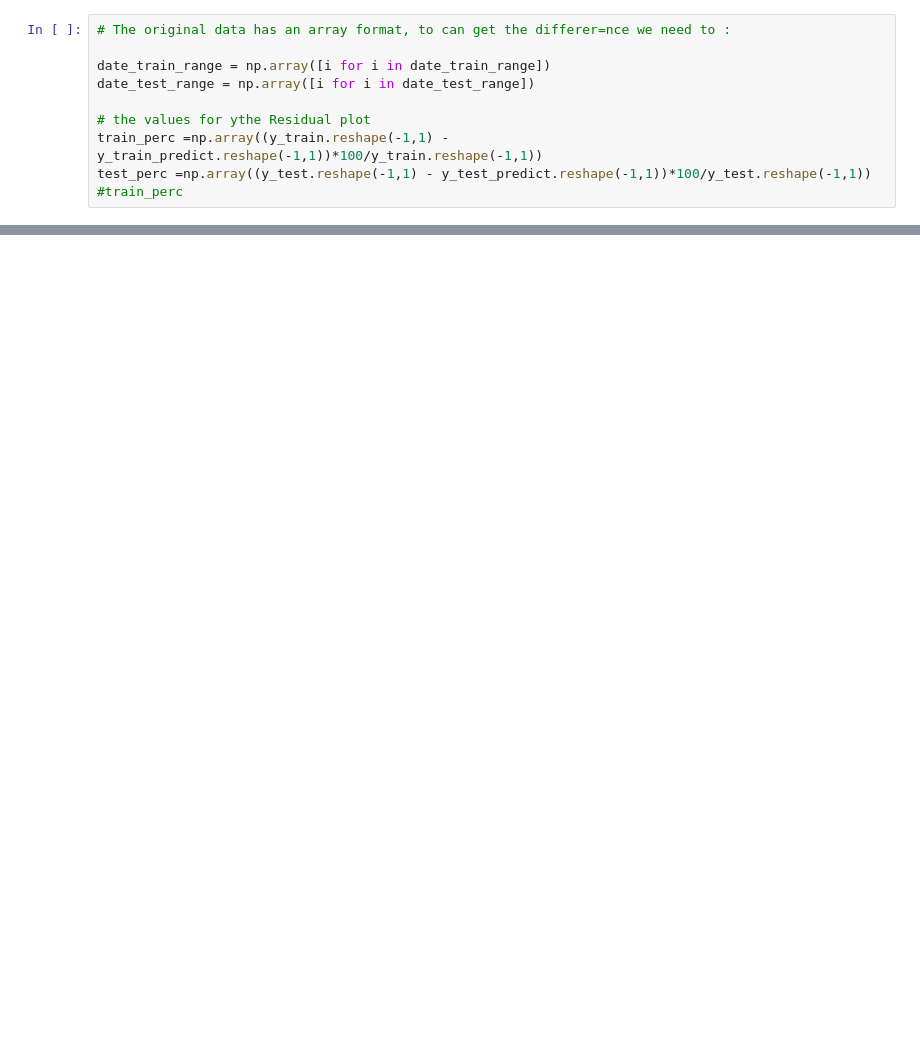
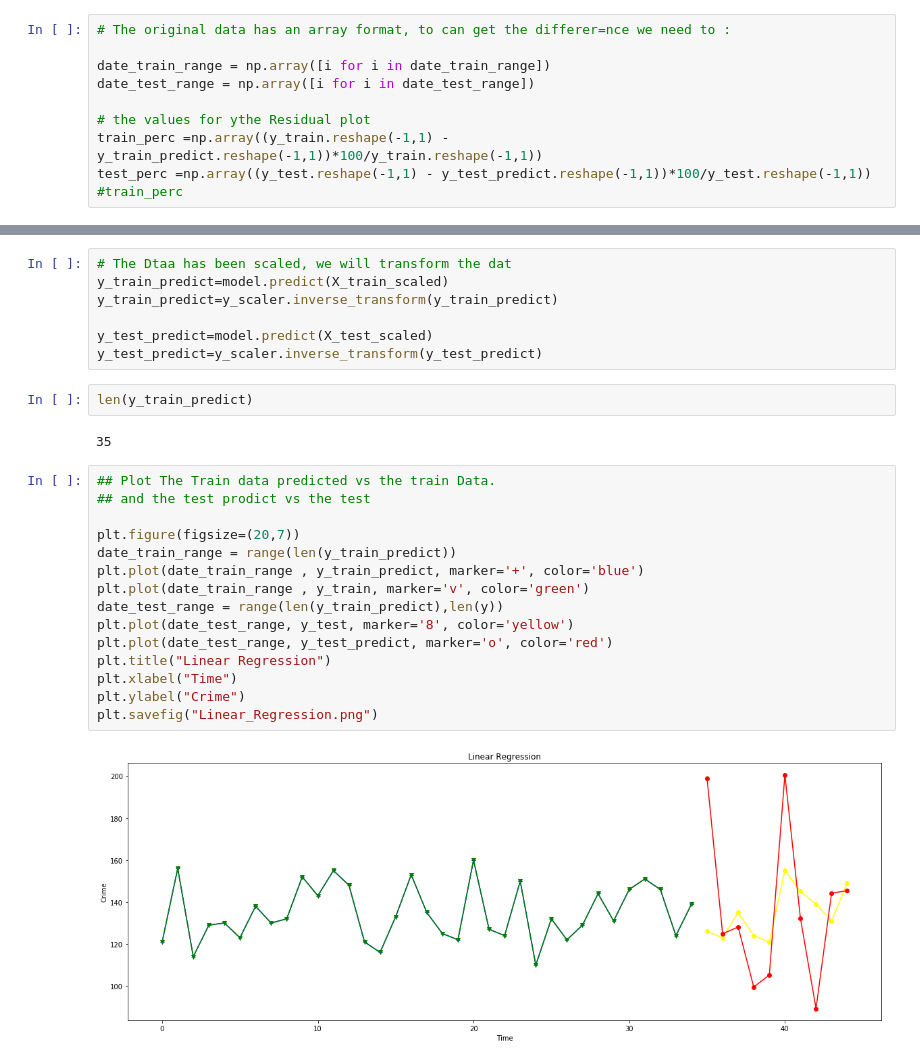
Before and after one commit to cynthiahuallanca/Miami_Crime_2019, a Jupyter notebook: 3_Load_to_ML_test2_Final.ipynb, the cells around one changed output, grey strips where cells are left out. Drawn from its saved outputs; the diff is of its cells as text; blank space fills up the shorter version.

```diff
--- a/3_Load_to_ML_test2_Final.ipynb
+++ b/3_Load_to_ML_test2_Final.ipynb
@@ -203,0 +183,28 @@ plt.savefig("Residual_Plot.png")
+# %%
+# The Dtaa has been scaled, we will transform the dat
+y_train_predict=model.predict(X_train_scaled)
+y_train_predict=y_scaler.inverse_transform(y_train_predict)
+
+y_test_predict=model.predict(X_test_scaled)
+y_test_predict=y_scaler.inverse_transform(y_test_predict)
+# %%
+len(y_train_predict)
+# %% [output]
+35
+# %%
+## Plot The Train data predicted vs the train Data.
+## and the test prodict vs the test
+
+plt.figure(figsize=(20,7))
+date_train_range = range(len(y_train_predict))
+plt.plot(date_train_range , y_train_predict, marker='+', color='blue')
+plt.plot(date_train_range , y_train, marker='v', color='green')
+date_test_range = range(len(y_train_predict),len(y))
+plt.plot(date_test_range, y_test, marker='8', color='yellow')
+plt.plot(date_test_range, y_test_predict, marker='o', color='red')
+plt.title("Linear Regression")
+plt.xlabel("Time")
+plt.ylabel("Crime")
+plt.savefig("Linear_Regression.png")
+# %% [output]
+[figure, added]
```
Also changed, not shown: parts of 28 cells of this notebook.
